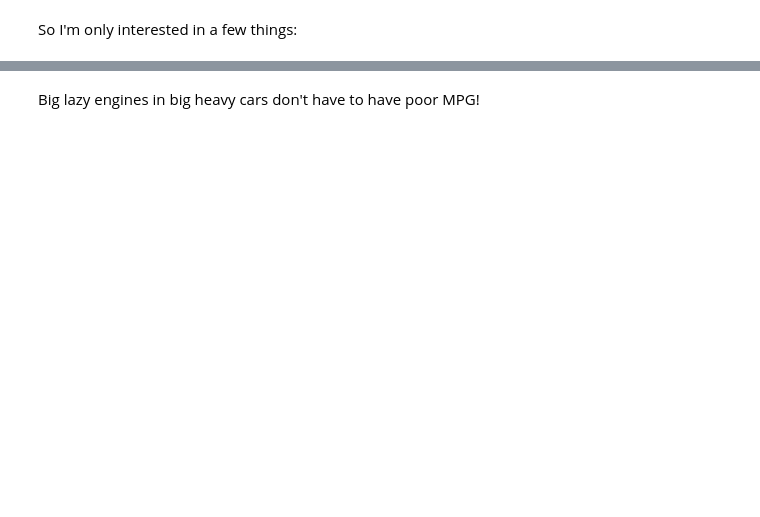
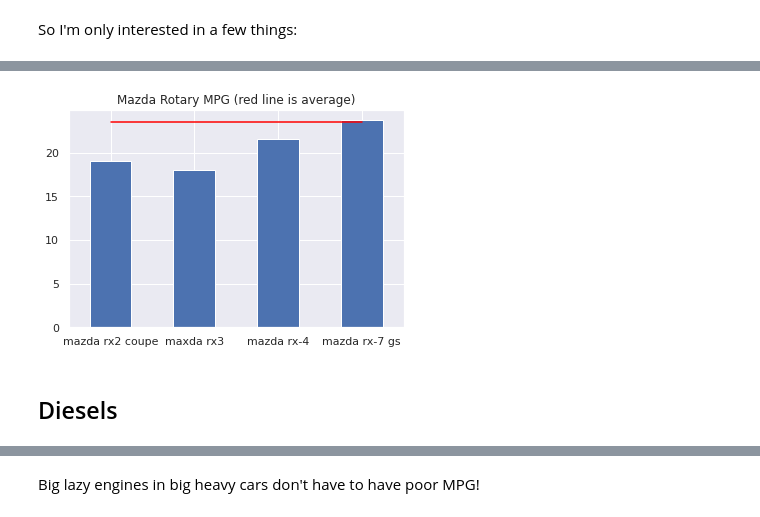
Before and after one commit to WhiteDopeOnPunk/mpg, a Jupyter notebook: eda.ipynb, the cells around one changed output, grey strips where cells are left out. Saved outputs shown, nothing was run; the diff lists cells and outputs as text; code cells hidden in the pictures; blank space fills up the shorter version.

```diff
--- a/eda.ipynb
+++ b/eda.ipynb
@@ -142,0 +113,9 @@ Look at the gruntiness and mpg of these diesels! For comparison the first Audi a
+# %%
+wankels.mpg.plot(kind='bar')
+plt.xticks(np.arange(4),wankels.car_name)
+pd.Series([merged['mpg'].mean() for i in range(len(wankels))]).plot(kind='line',color='red')
+plt.title('Mazda Rotary MPG (red line is average)');
+# %% [output]
+[figure, added]
+# %% [markdown]
+## Diesels
```
Also changed, not shown: parts of 48 cells of this notebook, 1 other file.
